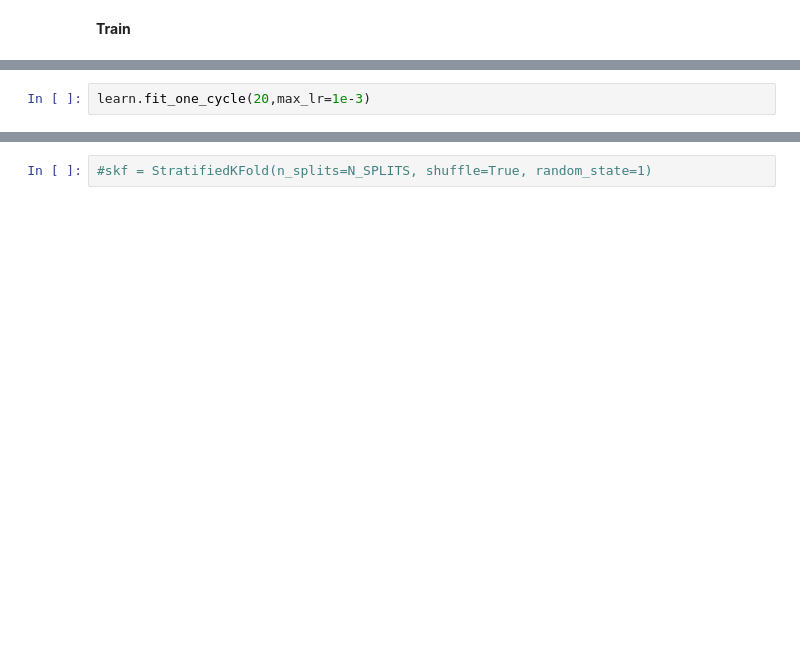
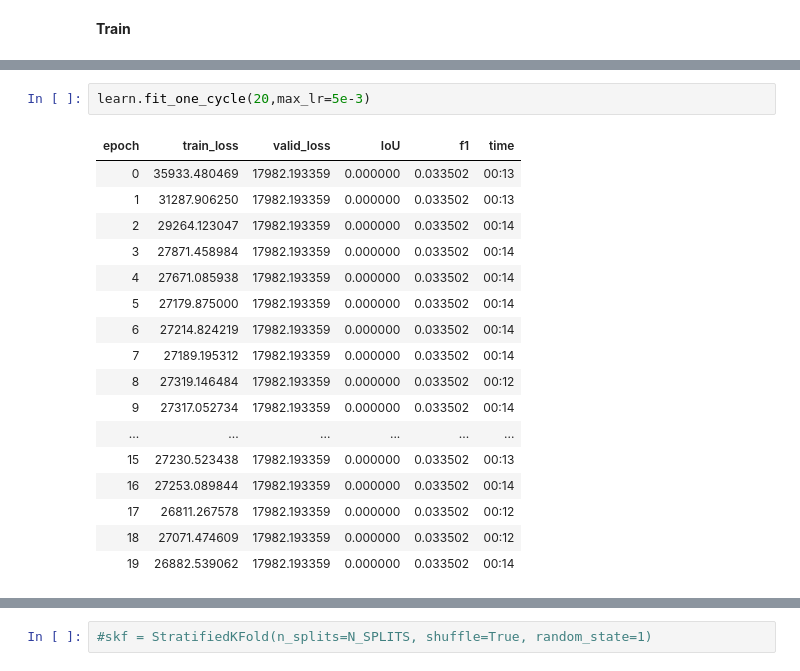
Before and after one commit to mjwock/FastAI_Microscopy_Image_Segmentation, a Jupyter notebook: DeepFLaSH_010220.ipynb, the cells around one changed output, grey strips where cells are left out. Saved outputs shown, nothing was run; the diff lists cells and outputs as text; blank space fills up the shorter version.

```diff
--- a/DeepFLaSH_010220.ipynb
+++ b/DeepFLaSH_010220.ipynb
@@ -545,5 +210,23 @@ LR Finder is complete, type {learner_name}.recorder.plot() to see the graph.
 # %%
-learn.fit_one_cycle(20,max_lr=1e-3)
+learn.fit_one_cycle(20,max_lr=5e-3)
+# %% [output]
+| epoch | train_loss | valid_loss | IoU | f1 | time |
+| 0 | 35933.480469 | 17982.193359 | 0.000000 | 0.033502 | 00:13 |
+| 1 | 31287.906250 | 17982.193359 | 0.000000 | 0.033502 | 00:13 |
+| 2 | 29264.123047 | 17982.193359 | 0.000000 | 0.033502 | 00:14 |
+| 3 | 27871.458984 | 17982.193359 | 0.000000 | 0.033502 | 00:14 |
+| 4 | 27671.085938 | 17982.193359 | 0.000000 | 0.033502 | 00:14 |
+| 5 | 27179.875000 | 17982.193359 | 0.000000 | 0.033502 | 00:14 |
+| 6 | 27214.824219 | 17982.193359 | 0.000000 | 0.033502 | 00:14 |
+| 7 | 27189.195312 | 17982.193359 | 0.000000 | 0.033502 | 00:14 |
+| 8 | 27319.146484 | 17982.193359 | 0.000000 | 0.033502 | 00:12 |
+| 9 | 27317.052734 | 17982.193359 | 0.000000 | 0.033502 | 00:14 |
+| ... | ... | ... | ... | ... | ... |
+| 15 | 27230.523438 | 17982.193359 | 0.000000 | 0.033502 | 00:13 |
+| 16 | 27253.089844 | 17982.193359 | 0.000000 | 0.033502 | 00:14 |
+| 17 | 26811.267578 | 17982.193359 | 0.000000 | 0.033502 | 00:12 |
+| 18 | 27071.474609 | 17982.193359 | 0.000000 | 0.033502 | 00:12 |
+| 19 | 26882.539062 | 17982.193359 | 0.000000 | 0.033502 | 00:14 |
 # %%
 learn.recorder.plot_losses()
 learn.recorder.plot_lr()
```
Also changed, not shown: parts of 32 cells of this notebook, 8 other files.
